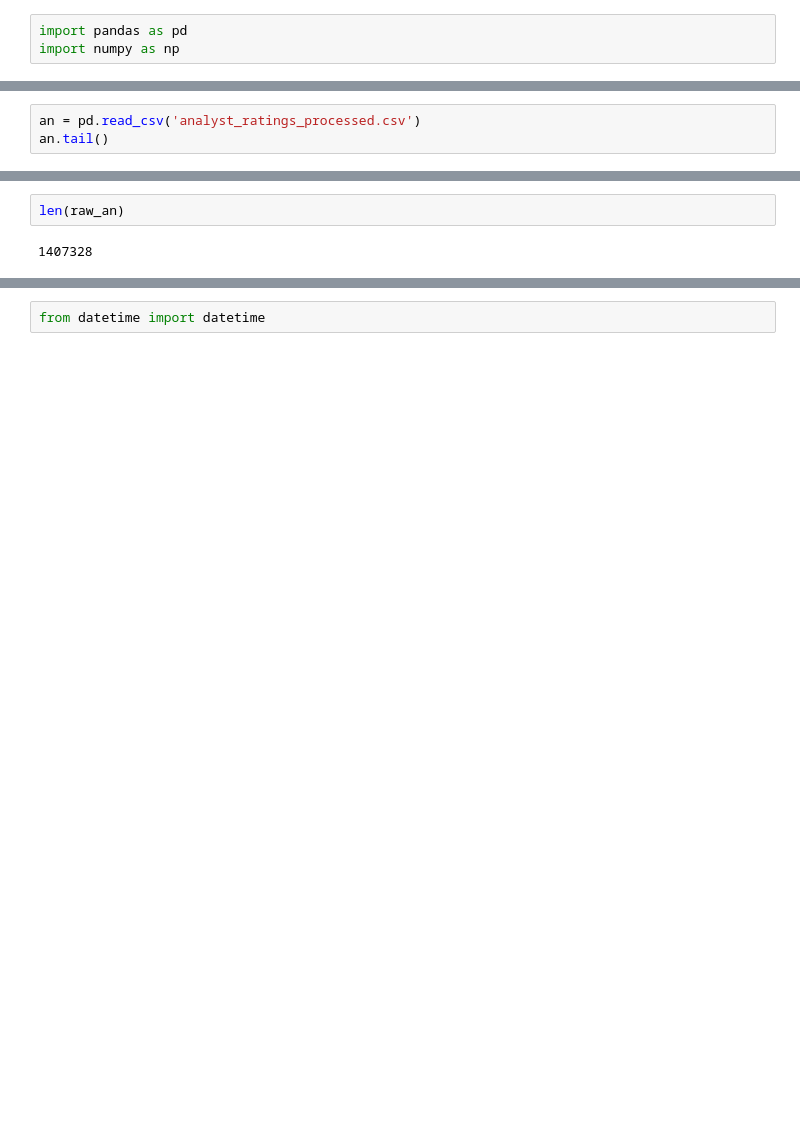
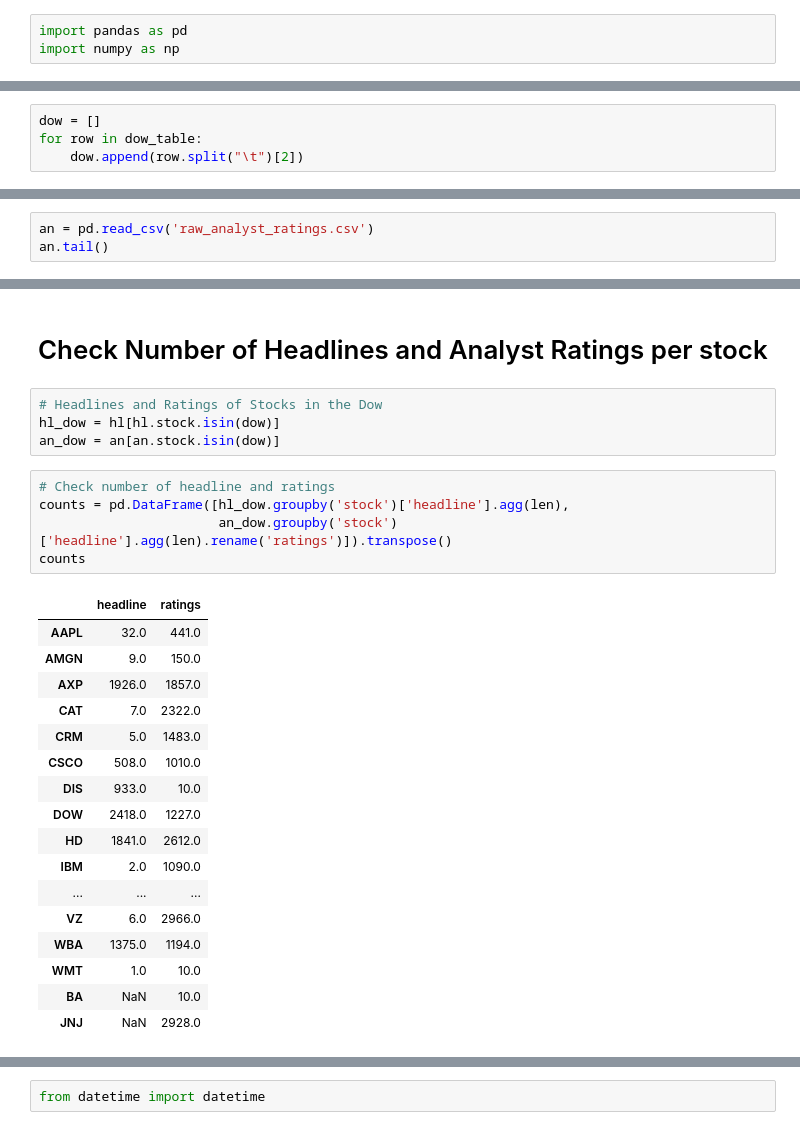
Before and after one commit to MADS-Thesis-Project/Sentiment-Aanalysis-on-Financial-News-and-Stock-Returns, a Jupyter notebook: scratch.ipynb, the cells around one changed output, grey strips where cells are left out. Saved outputs shown, nothing was run; the diff lists cells and outputs as text; blank space fills up the shorter version.

```diff
--- a/scratch.ipynb
+++ b/scratch.ipynb
@@ -29,0 +56,4 @@ hl[hl.stock=='FB']
+# %%
+dow = []
+for row in dow_table:
+    dow.append(row.split("\t")[2])
@@ -30,4 +62,4 @@ hl[hl.stock=='FB']
 # %%
-an = pd.read_csv('analyst_ratings_processed.csv')
+an = pd.read_csv('raw_analyst_ratings.csv')
 an.tail()
 # %% [output]
@@ -55,4 +72,29 @@ raw_an.tail()
-# %%
-len(raw_an)
-# %% [output]
-1407328
+# %% [markdown]
+# Check Number of Headlines and Analyst Ratings per stock
+# %%
+# Headlines and Ratings of Stocks in the Dow
+hl_dow = hl[hl.stock.isin(dow)]
+an_dow = an[an.stock.isin(dow)]
+# %%
+# Check number of headline and ratings
+counts = pd.DataFrame([hl_dow.groupby('stock')['headline'].agg(len),
+                       an_dow.groupby('stock')['headline'].agg(len).rename('ratings')]).transpose()
+counts
+# %% [output]
+|  | headline | ratings |
+| AAPL | 32.0 | 441.0 |
+| AMGN | 9.0 | 150.0 |
+| AXP | 1926.0 | 1857.0 |
+| CAT | 7.0 | 2322.0 |
+| CRM | 5.0 | 1483.0 |
+| CSCO | 508.0 | 1010.0 |
+| DIS | 933.0 | 10.0 |
+| DOW | 2418.0 | 1227.0 |
+| HD | 1841.0 | 2612.0 |
+| IBM | 2.0 | 1090.0 |
+| ... | ... | ... |
+| VZ | 6.0 | 2966.0 |
+| WBA | 1375.0 | 1194.0 |
+| WMT | 1.0 | 10.0 |
+| BA | NaN | 10.0 |
+| JNJ | NaN | 2928.0 |
```
Also changed, not shown: parts of 73 cells of this notebook, 1 other file.
